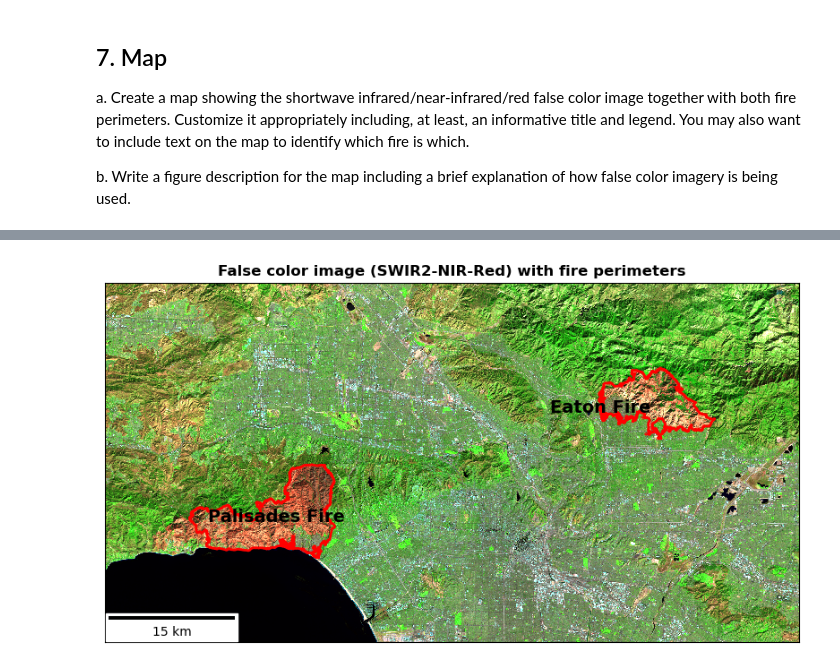
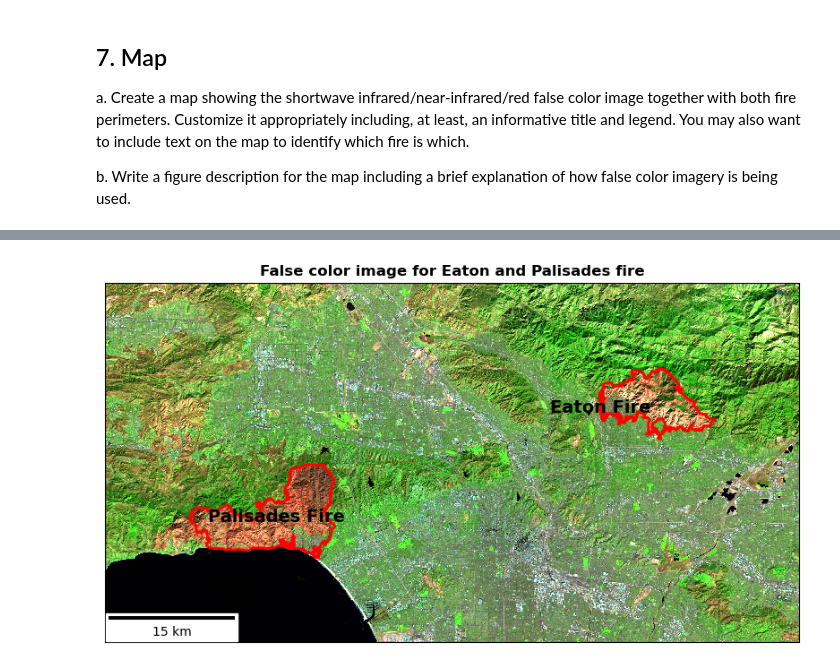
Before and after one commit to aakriti-poudel-chhetri/eds220-hwk4, a Jupyter notebook: hwk4-task2-false-color-POUDEL.ipynb, the cells around one changed output, grey strips where cells are left out. Saved outputs shown, nothing was run; the diff lists cells and outputs as text; code cells hidden in the pictures.

Commit message:
Update map title

```diff
--- a/hwk4-task2-false-color-POUDEL.ipynb
+++ b/hwk4-task2-false-color-POUDEL.ipynb
@@ -328,32 +316,32 @@ landsat[['swir22', 'nir08', 'red']].to_array().plot.imshow(robust = True,
 
 # Plot fires perimeter on false color map
 fires.boundary.plot(ax = ax, color = 'red', linewidth = 2)
 
 # Get centroids for text positioning
 centroids = fires.geometry.centroid
 
 # Add text for first fire (adjust index and name as needed)
 ax.text(centroids.iloc[13].x, centroids.iloc[13].y, 'Eaton Fire',
         fontsize = 14, weight = 'bold', color = 'black', ha = 'center', va = 'center')
 
 # Add text for second fire
 ax.text(centroids.iloc[40].x, centroids.iloc[40].y, 'Palisades Fire',
         fontsize = 14, weight = 'bold', color = 'black', ha = 'center', va= 'center')
 
 # Add title to the map
-plt.title('False color image (SWIR2-NIR-Red) with fire perimeters', fontsize = 12, weight = 'bold')
+plt.title('False color image for Eaton and Palisades fire', fontsize = 12, weight = 'bold')
 
 # Remove axes ticks
 ax.set_xticks([])
 ax.set_yticks([])
 
 # Remove axes labels
 ax.set_xlabel("")
 ax.set_ylabel("")
 
 # Add a scalebar
 ax.add_artist(ScaleBar(1, box_color="white",location="lower left"))
 
 plt.show()
 # %% [output]
-[figure, old version]
+[figure, new version]
```
Also changed, not shown: parts of 3 cells of this notebook.
